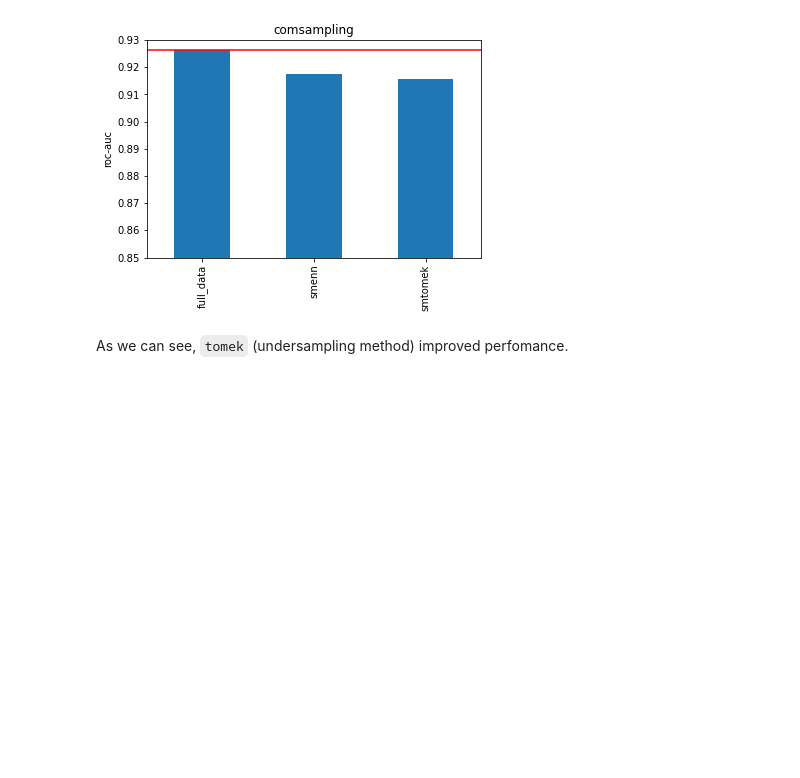
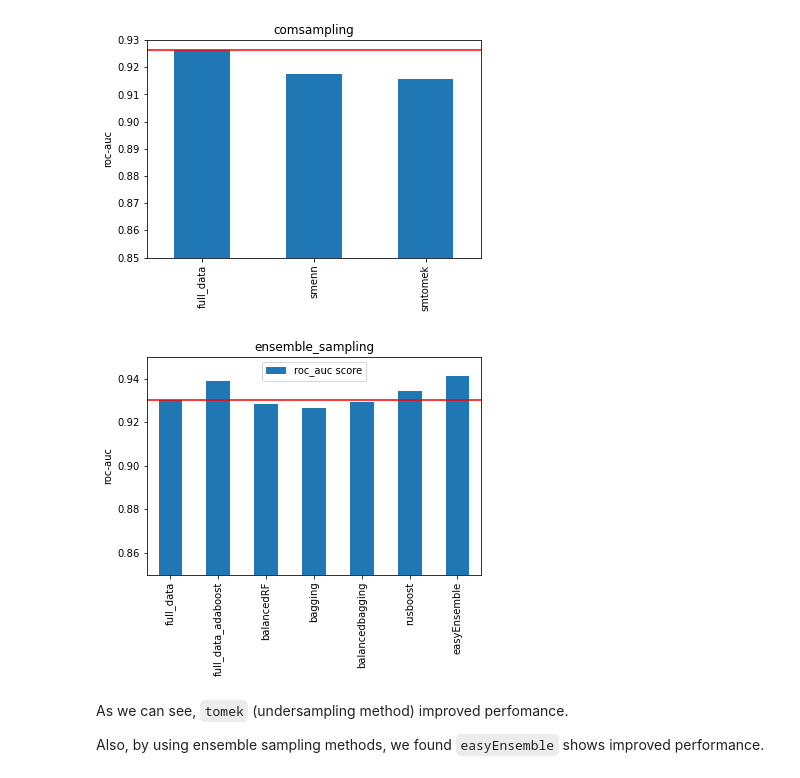
Before and after one commit to zoeyejiseoung/BankMarketing, a Jupyter notebook: Bank_Marketing_BalancingSampling.ipynb, the cells around one changed output. Drawn from its saved outputs; the diff is of its cells as text; code cells hidden in the pictures; blank space fills up the shorter version.

Commit message:
Add ensemble learning technique

```diff
--- a/Bank_Marketing_BalancingSampling.ipynb
+++ b/Bank_Marketing_BalancingSampling.ipynb
@@ -1100,0 +1113,34 @@ None of them improve performance.
+# %%
+# function to train adaboost and evaluate the performance
+
+def run_Ada(X_train, X_test, y_train, y_test):
+
+    ada = AdaBoostClassifier(n_estimators=50, random_state=39)
+
+    ada.fit(X_train, y_train)
+
+    print('Train set')
+    pred = ada.predict_proba(X_train)
+    print('AdaBoost roc-auc: {}'.format(roc_auc_score(y_train, pred[:, 1])))
+
+    print('Test set')
+    pred = ada.predict_proba(X_test)
+    print('AdaBoost roc-auc: {}'.format(roc_auc_score(y_test, pred[:, 1])))
+
+    return roc_auc_score(y_test, pred[:, 1])
+# %%
+# function to train ensemble and evaluate the performance
+
+def run_ensemble(ensemble, X_train, X_test, y_train, y_test):
+
+    ensemble.fit(X_train, y_train)
+
+    print('Train set')
+    pred = ensemble.predict_proba(X_train)
+    print('ensembleBoost roc-auc: {}'.format(roc_auc_score(y_train, pred[:, 1])))
+
+    print('Test set')
+    pred = ensemble.predict_proba(X_test)
+    print('ensembleBoost roc-auc: {}'.format(roc_auc_score(y_test, pred[:, 1])))
+
+    return roc_auc_score(y_test, pred[:, 1])
@@ -1122,6 +1294,10 @@ t_comsampling = t_comsampling.T
 t_comsampling.columns = ['roc_auc1', 'roc_auc2', 'roc_auc3']
 t_comsampling['sum'] = t_comsampling['roc_auc1'] + t_comsampling['roc_auc2'] + t_comsampling['roc_auc3']
 t_comsampling['mean'] = t_comsampling['sum']/3
+# %%
+# ensemble sampling
+t_ensemble = pd.DataFrame.from_dict(roc_dict_ensemble, orient='index')
+t_ensemble.columns = ['roc_auc score']
 # %%
 t_oversampling
 # %% [output]
@@ -1181,5 +1368,16 @@ plt.ylabel('roc-auc')
 plt.show()
 # %% [output]
 [figure]
+# %%
+t_ensemble.plot.bar()
+plt.title('ensemble_sampling')
+plt.axhline(t_ensemble['roc_auc score'][0], color='r')
+plt.ylim(0.85, 0.95)
+plt.ylabel('roc-auc')
+plt.show()
+# %% [output]
+[figure, added]
 # %% [markdown]
 As we can see, `tomek` (undersampling method) improved perfomance.
+
+Also, by using ensemble sampling methods, we found `easyEnsemble` shows improved performance.
```
Also changed, not shown: parts of 8 cells of this notebook.
